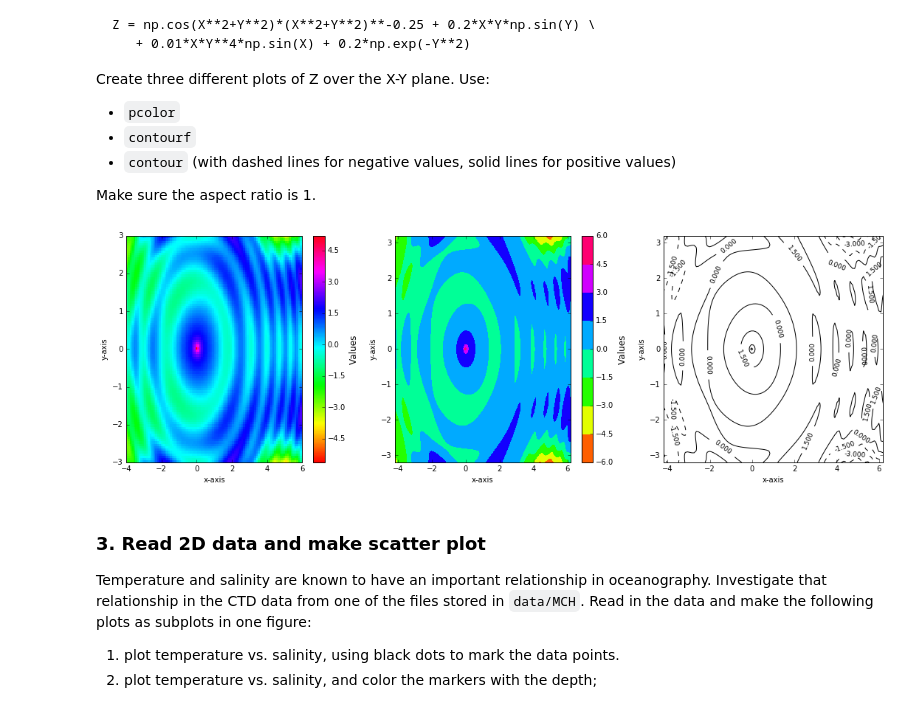
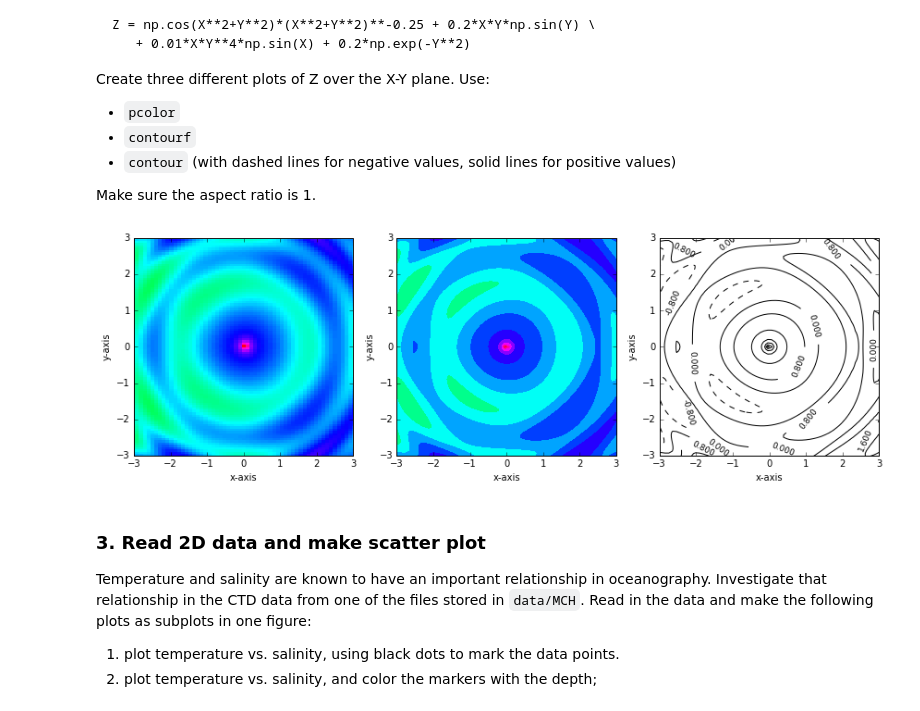
Before and after one commit to johntamu/python4geosciences-hw, a Jupyter notebook: hw04-solutions.ipynb, the cells around one changed output. Saved outputs shown, nothing was run; the diff lists cells and outputs as text; code cells hidden in the pictures.

```diff
--- a/hw04-solutions.ipynb
+++ b/hw04-solutions.ipynb
@@ -111,44 +152,48 @@ Make sure the aspect ratio is 1.
 # %%
 X, Y = np.meshgrid(np.linspace(-4.2, 6.2, 101), np.linspace(-3.2, 3.2, 101))
 Z = np.cos(X**2+Y**2)*(X**2+Y**2)**-0.25 + 0.2*X*Y*np.sin(Y) \
    + 0.01*X*Y**4*np.sin(X) + 0.2*np.exp(-Y**2)
 
 # plt.pcolor(X,Y,Z, cmap='hsv')# How to remove the white border?
 # plt.ylim(-3,3)
 # plt.xlim(-4,6)
 # plt.show()
 # plt.contourf(X,Y,Z, cmap='hsv') # Use a non-sequential color map
 # plt.show()
 # plt.contour(X,Y,Z, cmap='hsv')
 # plt.show()
 
-fig = plt.figure(figsize=(15,5))
-ax = fig.add_subplot(1,3,1)
+fig01 = plt.figure(figsize=(12,4))
+ax = fig01.add_subplot(1,3,1)
 bb = ax.pcolor(X,Y,Z, cmap='hsv')
-ax.set_xlim(-4,6)
+ax.set_xlim(-3,3)
 ax.set_ylim(-3,3)
 ax.set_ylabel('y-axis')
 ax.set_xlabel('x-axis')
-cb1 = plt.colorbar(bb, ax=ax)
-cb1.set_label('Values', fontsize=12)
+# cb1 = plt.colorbar(bb, ax=ax)
+# cb1.set_label('Values', fontsize=12)
 
-ax2 = fig.add_subplot(1,3,2)
-aa = ax2.contourf(X,Y,Z, cmap='hsv')
+ax2 = fig01.add_subplot(1,3,2)
+aa = ax2.contourf(X,Y,Z,15, cmap='hsv')
 ax2.set_ylabel('y-axis')
 ax2.set_xlabel('x-axis')
-cb2 = plt.colorbar(aa, ax=ax2)
-cb2.set_label('Values', fontsize=12)
+ax2.set_xlim(-3,3)
+ax2.set_ylim(-3,3)
+# cb2 = plt.colorbar(aa, ax=ax2)
+# cb2.set_label('Values', fontsize=12)
 
-ax3 = fig.add_subplot(1,3,3)
+ax3 = fig01.add_subplot(1,3,3)
 #plt.rcParams['contour.negative_linestyle'] = 'dashed' # If only black and white, negatives are dashed by default
-CS = ax3.contour(X,Y,Z, colors='k')
+CS = ax3.contour(X,Y,Z,15, colors='k')
 ax3.clabel(CS, fontsize=9, inline=1)
+ax3.set_xlim(-3,3)
+ax3.set_ylim(-3,3)
 ax3.set_ylabel('y-axis')
 ax3.set_xlabel('x-axis')
 
-fig.tight_layout()
+fig01.tight_layout()
 # %% [output]
-[figure, old version]
+[figure, new version]
 # %% [markdown]
 ### 3. Read 2D data and make scatter plot
 
```
Also changed, not shown: parts of 14 cells of this notebook.
